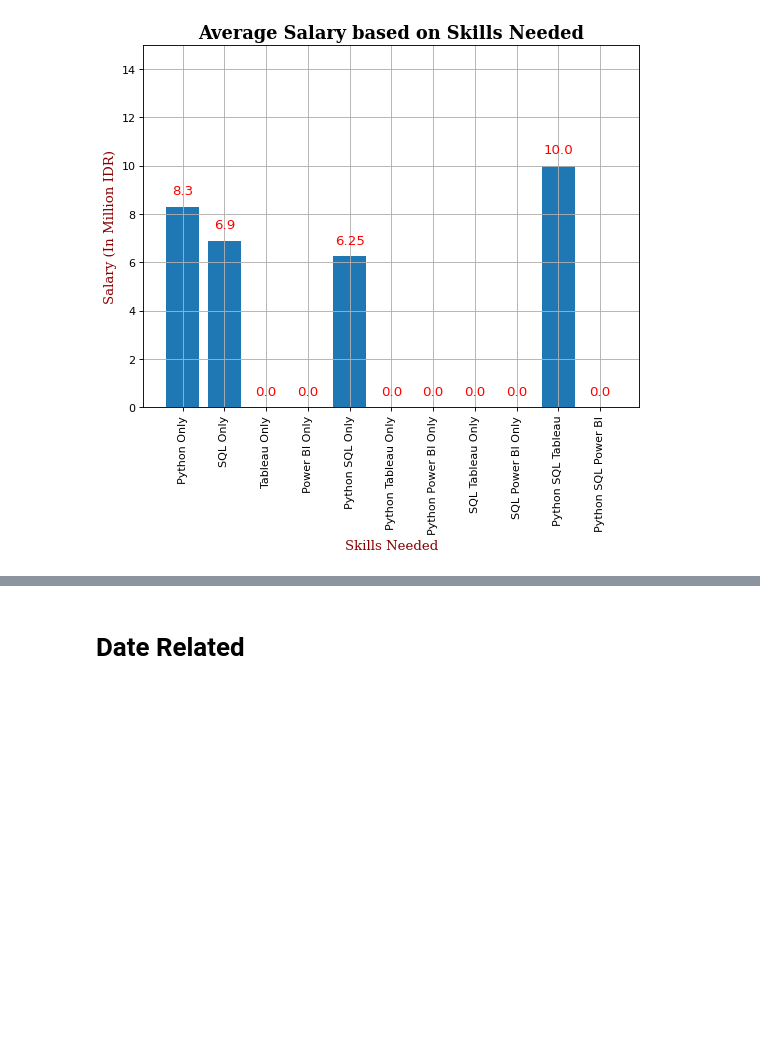
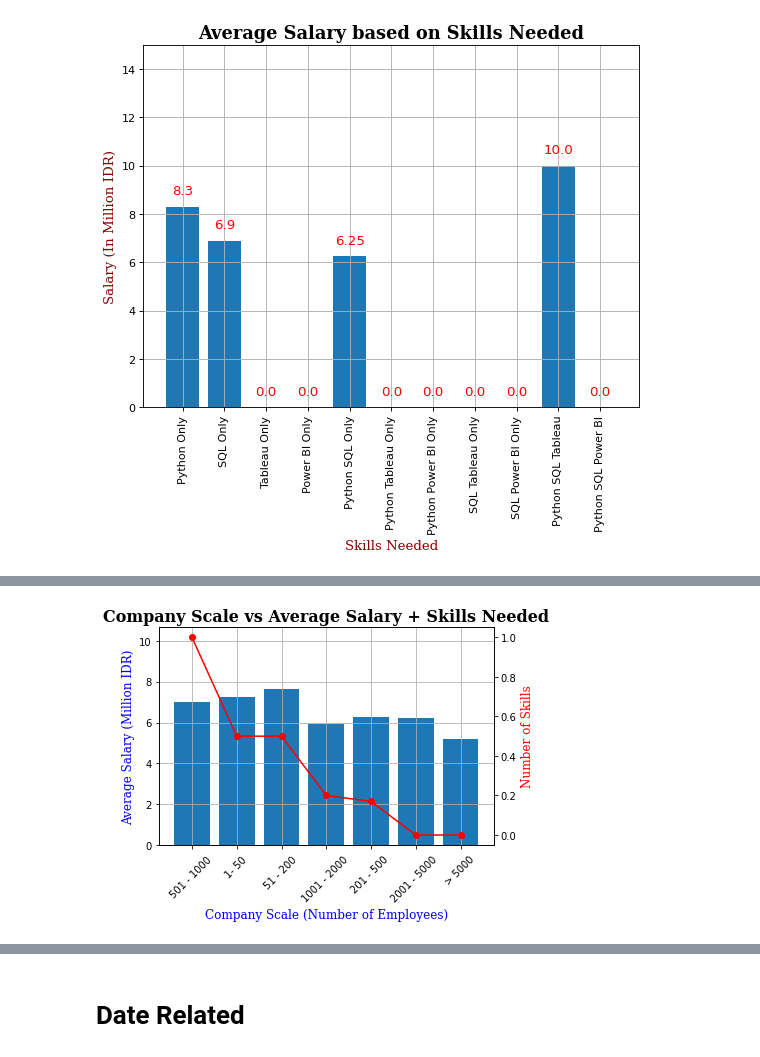
Before and after one commit to Jeremy-Adi/DA-SalaryPred, a Jupyter notebook: EDA_DA.ipynb, the cells around one changed output, grey strips where cells are left out. Saved outputs shown, nothing was run; the diff lists cells and outputs as text; code cells hidden in the pictures; blank space fills up the shorter version.

```diff
--- a/EDA_DA.ipynb
+++ b/EDA_DA.ipynb
@@ -903,0 +954,24 @@ plt.show()
+# %%
+df_salary = df_salary.reset_index()
+df_salary = df_salary.drop(columns='index')
+# %%
+# Assign new column ('number of skill') by summing Python, R, SQL, Tableau and Power BI
+
+py = df_salary['Python']
+sq = df_salary['SQL']
+r = df_salary['R']
+ta = df_salary['Tableau']
+po = df_salary['Power_BI']
+
+num_skill=[]
+
+for i in range (0,len(py)):
+  num_skill.append(py.iloc[i]+sq.iloc[i]+r.iloc[i]+ta.iloc[i]+po.iloc[i])
+
+# num_skill
+
+df_salary['Num of Skills'] = num_skill
+# %%
+comp_skill_sal = df_salary.groupby('Company Scale',as_index=False)[['Num of Skills','Max Salary Range']].mean().round(2)
+comp_skill_sal = comp_skill_sal.sort_values(by=['Num of Skills'],ascending=False)
+comp_skill_sal
@@ -903,0 +987,23 @@ plt.show()
+# %%
+comp_scale = comp_skill_sal['Company Scale']
+salary = comp_skill_sal['Max Salary Range']
+skill_num = comp_skill_sal['Num of Skills']
+
+# create figure and axis objects with subplots()
+fig,ax = plt.subplots()
+plt.title('Company Scale vs Average Salary + Skills Needed', fontdict=font1)
+ax.bar(comp_scale,salary)
+ax.set_xlabel("Company Scale (Number of Employees)",fontdict=font,color='blue')
+ax.set_ylabel("Average Salary (Million IDR)",color="blue",fontdict=font)
+ax.set_ylim(0, max(salary)+3)
+plt.xticks(rotation='45')
+plt.grid()
+
+# twin object for two different y-axis on the sample plot
+ax2=ax.twinx()
+# make a plot with different y-axis using second axis object
+ax2.plot(comp_scale, skill_num, color="red", marker="o")
+ax2.set_ylabel("Number of Skills", color="red", fontdict=font)
+plt.show()
+# %% [output]
+[figure, added]
```
Also changed, not shown: parts of 26 cells of this notebook.
